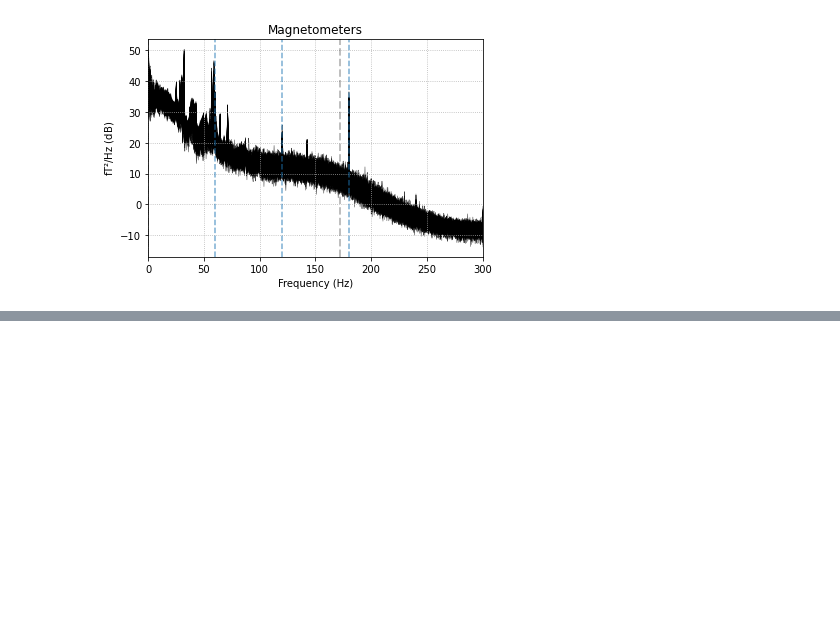
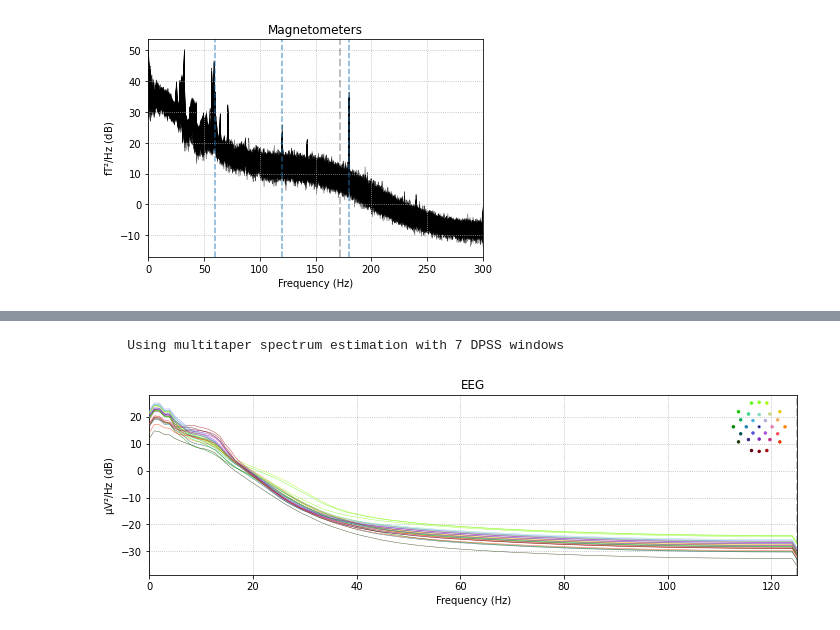
Before and after one commit to hyruuk/PSY2008A2021, a Jupyter notebook: AP1 - Manipulation de données électrophysiologiques dans MNE-Python.ipynb, the cells around one changed output, grey strips where cells are left out. Cells and saved outputs as stored; diff of their text form; code cells hidden in the pictures; blank space fills up the shorter version.

```diff
--- a/AP1 - Manipulation de données électrophysiologiques dans MNE-Python.ipynb
+++ b/AP1 - Manipulation de données électrophysiologiques dans MNE-Python.ipynb
@@ -256,0 +303,5 @@ Effective window size : 3.410 (s)
+# %%
+epochs.plot_psd();
+# %% [output]
+    Using multitaper spectrum estimation with 7 DPSS windows
+[figure, added]
```
Also changed, not shown: parts of 29 cells of this notebook.
